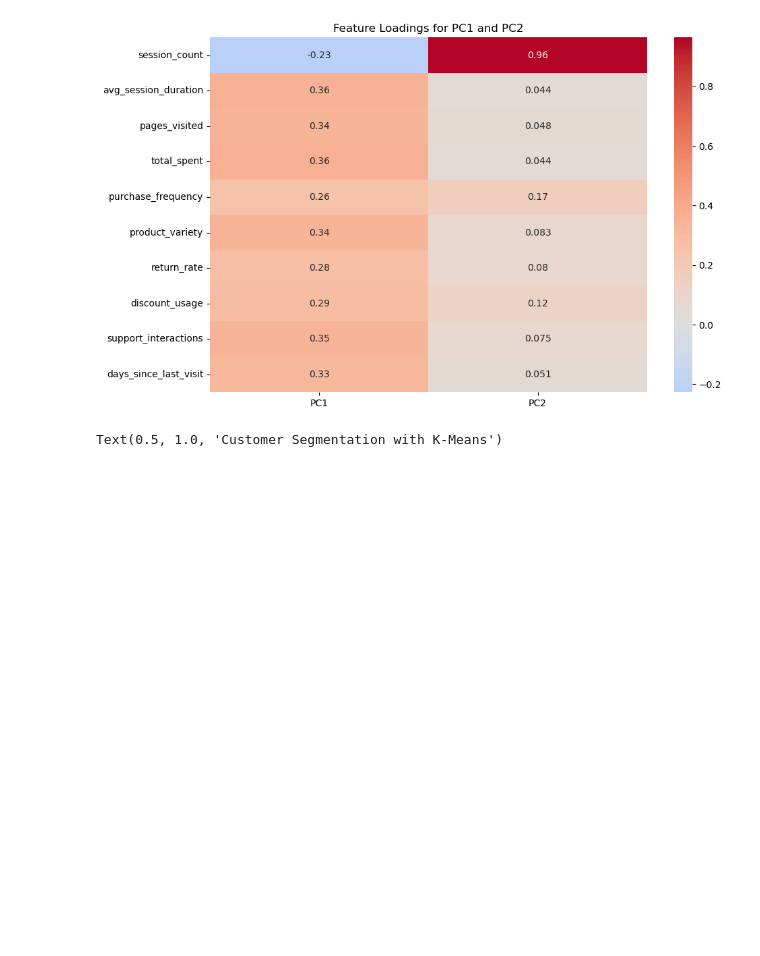
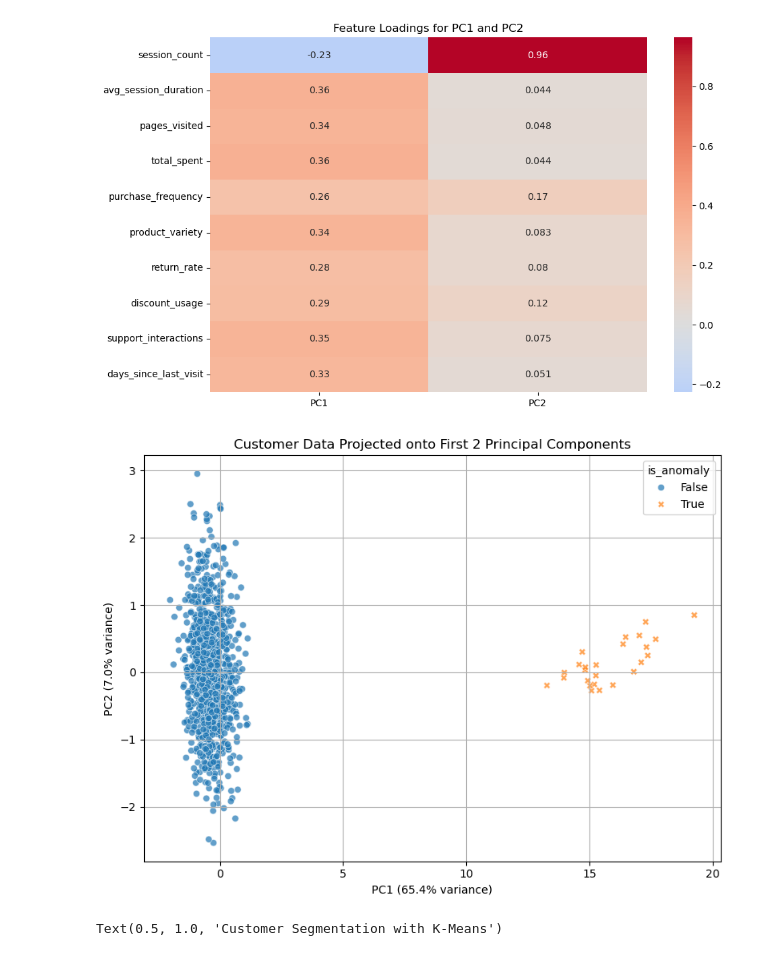
Before and after one commit to PacktPublishing/Python-Data-Analysis-4E, a Jupyter notebook: Chapter10/10_unsupervised_learning.ipynb, the cells around one changed output. Drawn from its saved outputs; the diff is of its cells as text; code cells hidden in the pictures; blank space fills up the shorter version.

```diff
--- a/Chapter10/10_unsupervised_learning.ipynb
+++ b/Chapter10/10_unsupervised_learning.ipynb
@@ -80,6 +80,26 @@ plt.show()
 [figure]
 [figure]
 [figure]
+# %%
+threshold = pca_df["PC1"].mean() + 3 * pca_df["PC1"].std()
+pca_df["is_anomaly"] = pca_df["PC1"] > threshold
+
+plt.figure(figsize=(8, 6))
+sns.scatterplot(
+    x="PC1", y="PC2",
+    data=pca_df,
+    hue="is_anomaly",
+    style="is_anomaly",
+    alpha=0.7
+)
+plt.title("Customer Data Projected onto First 2 Principal Components")
+plt.xlabel(f"PC1 ({explained_var[0]*100:.1f}% variance)")
+plt.ylabel(f"PC2 ({explained_var[1]*100:.1f}% variance)")
+plt.grid(True)
+plt.tight_layout()
+plt.show()
+# %% [output]
+[figure, added]
 # %%
 from sklearn.cluster import KMeans
 
```
Also changed, not shown: parts of 11 cells of this notebook.
